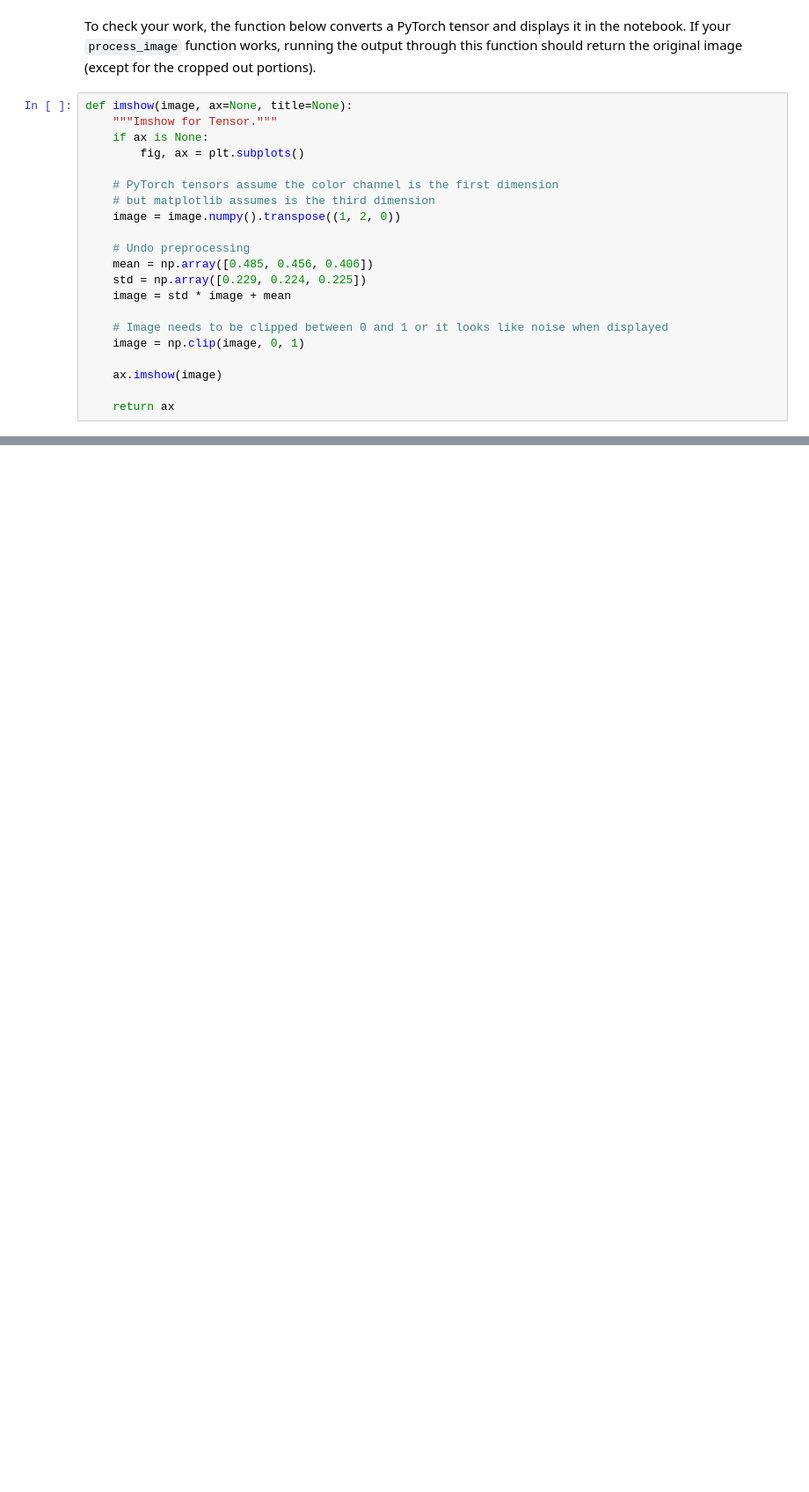
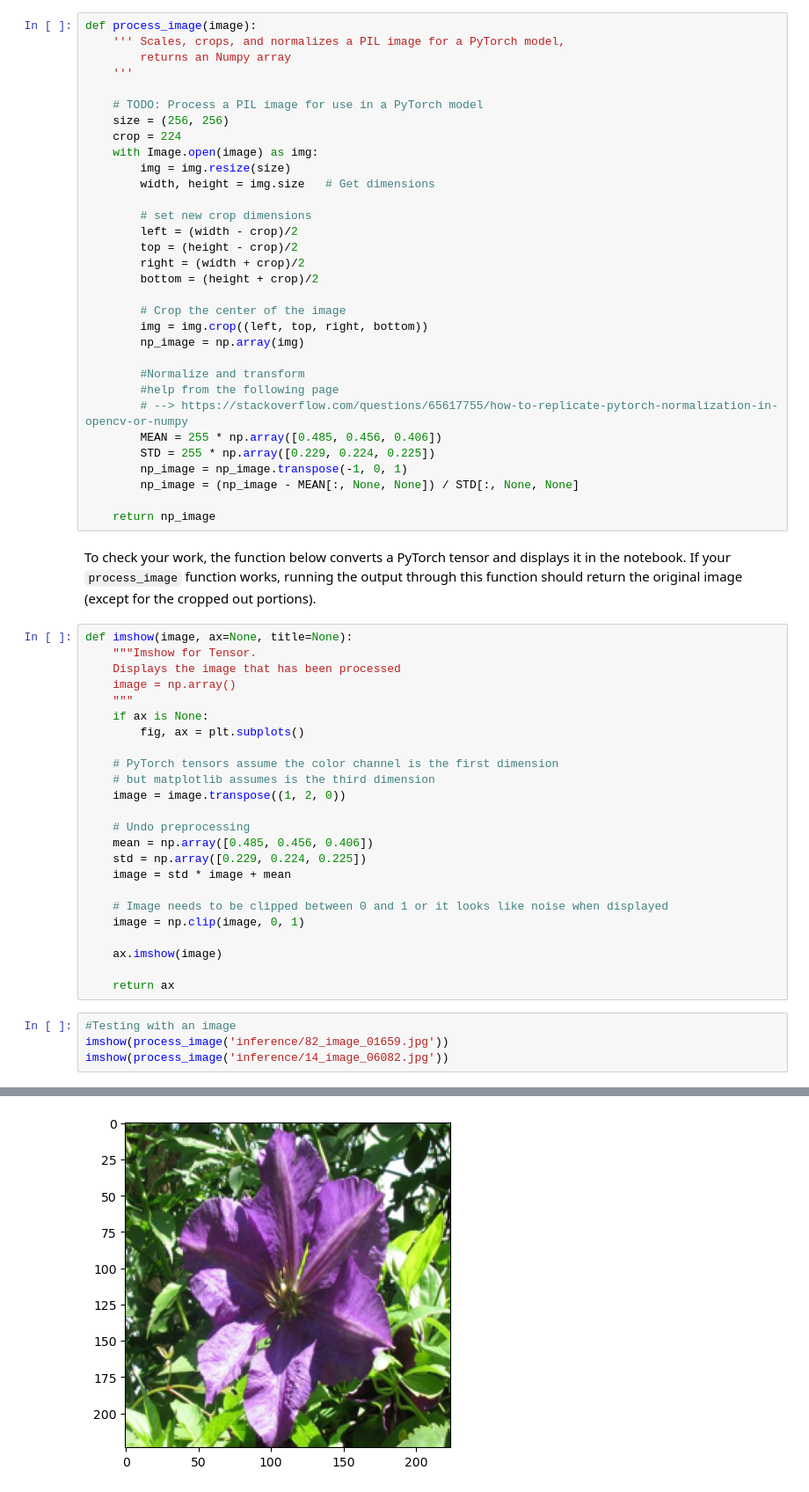
Before and after one commit to jdglenn13/aipnd-project, a Jupyter notebook: Image_Classifier_Project.ipynb, the cells around one changed output, grey strips where cells are left out. Shown at 88% size. Cells and saved outputs as stored; diff of their text form; blank space fills up the shorter version.

Commit message:
final updates to notebook and added inference folder to gitignore

```diff
--- a/Image_Classifier_Project.ipynb
+++ b/Image_Classifier_Project.ipynb
@@ -423,14 +420,49 @@ def process_image(image):
+# %%
+def process_image(image):
+    ''' Scales, crops, and normalizes a PIL image for a PyTorch model,
+        returns an Numpy array
+    '''
+
+    # TODO: Process a PIL image for use in a PyTorch model
+    size = (256, 256)
+    crop = 224
+    with Image.open(image) as img:
+        img = img.resize(size)
+        width, height = img.size   # Get dimensions
+
+        # set new crop dimensions
+        left = (width - crop)/2
+        top = (height - crop)/2
+        right = (width + crop)/2
+        bottom = (height + crop)/2
+
+        # Crop the center of the image
+        img = img.crop((left, top, right, bottom))
+        np_image = np.array(img)
+
+        #Normalize and transform
+        #help from the following page
+        # --> https://stackoverflow.com/questions/65617755/how-to-replicate-pytorch-normalization-in-opencv-or-numpy
+        MEAN = 255 * np.array([0.485, 0.456, 0.406])
+        STD = 255 * np.array([0.229, 0.224, 0.225])
+        np_image = np_image.transpose(-1, 0, 1)
+        np_image = (np_image - MEAN[:, None, None]) / STD[:, None, None]
+
+    return np_image
 # %% [markdown]
 To check your work, the function below converts a PyTorch tensor and displays it in the notebook. If your `process_image` function works, running the output through this function should return the original image (except for the cropped out portions).
 # %%
 def imshow(image, ax=None, title=None):
-    """Imshow for Tensor."""
+    """Imshow for Tensor.
+    Displays the image that has been processed
+    image = np.array()
+    """
     if ax is None:
         fig, ax = plt.subplots()
 
     # PyTorch tensors assume the color channel is the first dimension
     # but matplotlib assumes is the third dimension
-    image = image.numpy().transpose((1, 2, 0))
+    image = image.transpose((1, 2, 0))
 
     # Undo preprocessing
     mean = np.array([0.485, 0.456, 0.406])
@@ -443,3 +475,8 @@ def imshow(image, ax=None, title=None):
     ax.imshow(image)
 
     return ax
+# %%
+#Testing with an image
+imshow(process_image('inference/82_image_01659.jpg'))
+imshow(process_image('inference/14_image_06082.jpg'))
+# %% [output]
@@ -445,0 +484 @@ def imshow(image, ax=None, title=None):
+[figure, added]
```
Also changed, not shown: parts of 9 cells of this notebook, 1 other file.
